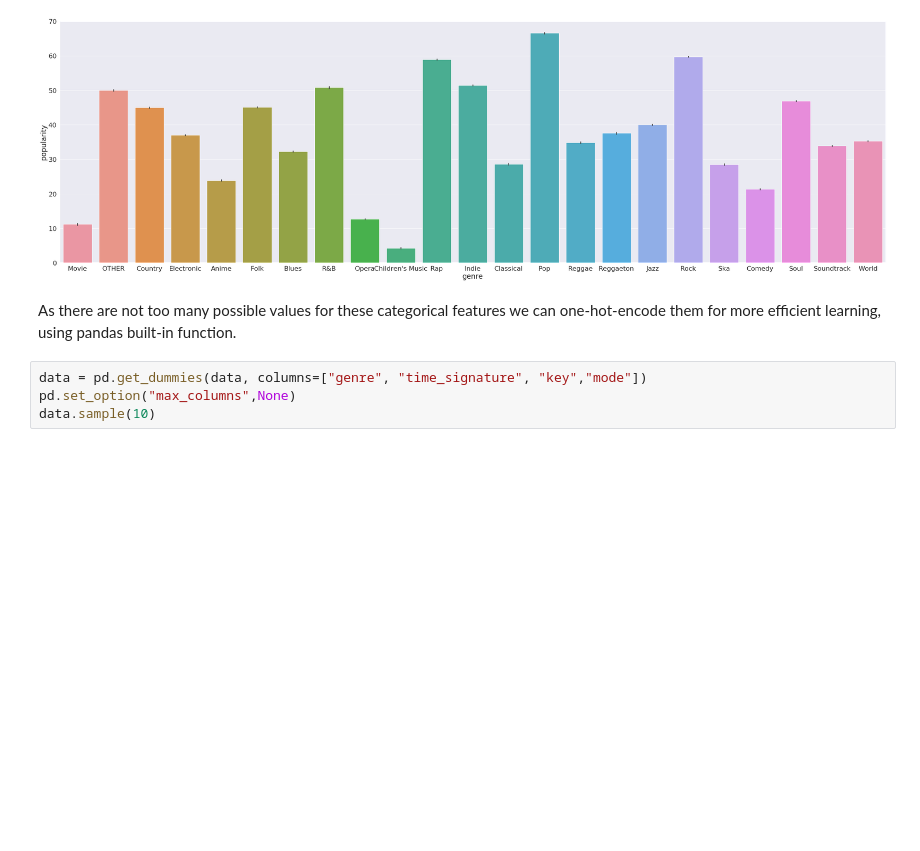
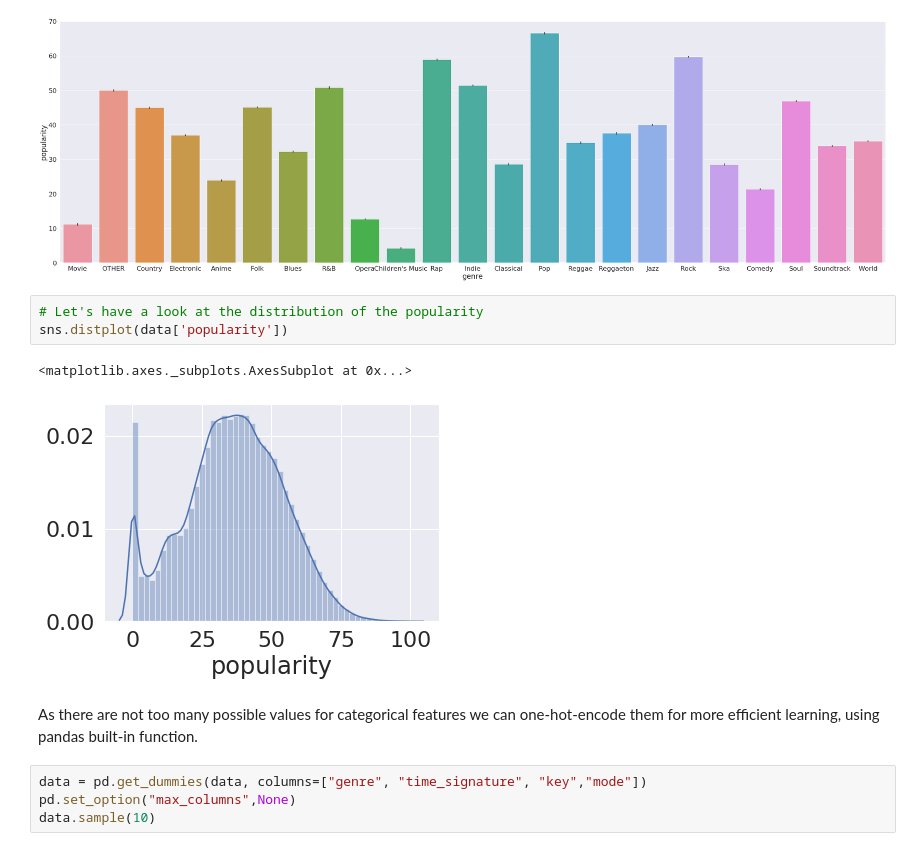
Before and after one commit to PeterGyuros/HitPredict, a Jupyter notebook: preproccessing.ipynb, the cells around one changed output. Saved outputs shown, nothing was run; the diff lists cells and outputs as text; blank space fills up the shorter version.

```diff
--- a/preproccessing.ipynb
+++ b/preproccessing.ipynb
@@ -183,8 +184,14 @@ sns.set(font_scale=2)
 genre_to_popularity = sns.barplot(x = 'genre', y = 'popularity', data = data)
 # %% [output]
 [figure]
+# %%
+# Let's have a look at the distribution of the popularity
+sns.distplot(data['popularity'])
+# %% [output]
+<matplotlib.axes._subplots.AxesSubplot at 0x...>
+[figure, added]
 # %% [markdown]
-As there are not too many possible values for these categorical features we can one-hot-encode them for more efficient learning, using pandas built-in function.
+As there are not too many possible values for categorical features we can one-hot-encode them for more efficient learning, using pandas built-in function.
 # %%
 data = pd.get_dummies(data, columns=["genre", "time_signature", "key","mode"])
 pd.set_option("max_columns",None)
```
Also changed, not shown: parts of 3 cells of this notebook, 3 other files.
